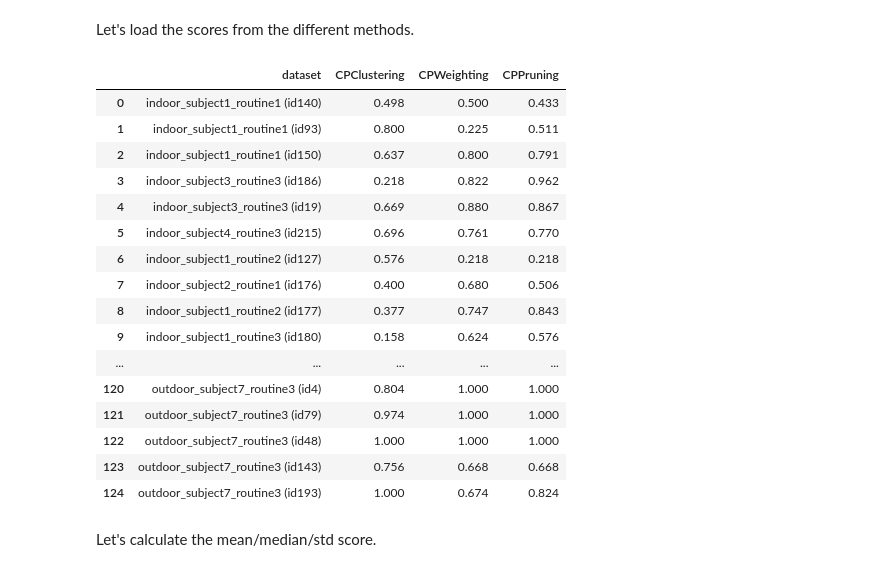
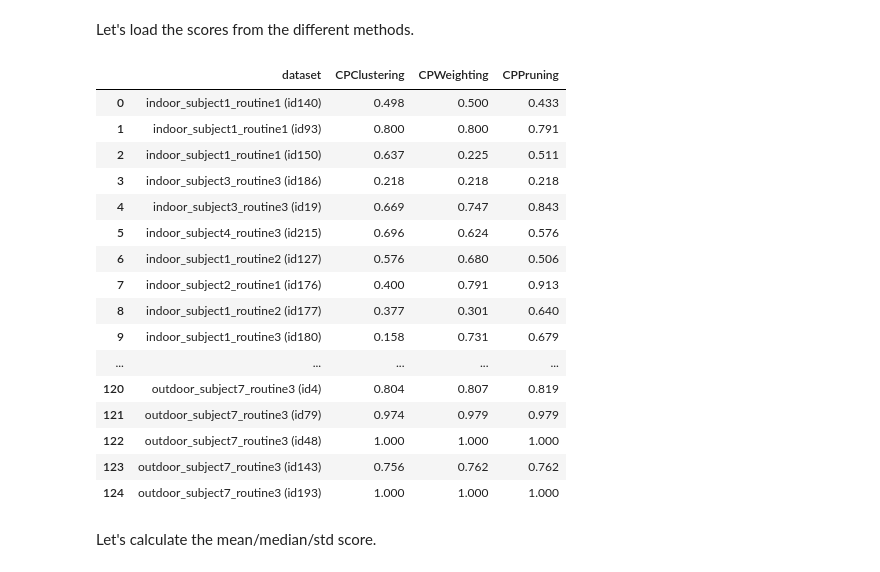
Before and after one commit to ermshaua/multivariate-clasp, a Jupyter notebook: notebooks/cp_selection.ipynb, the cells around one changed output. Drawn from its saved outputs; the diff is of its cells as text; code cells hidden in the pictures.

```diff
--- a/notebooks/cp_selection.ipynb
+++ b/notebooks/cp_selection.ipynb
@@ -35,48 +35,48 @@ Let's load the scores from the different methods.
 # %%
 competitors = ["CPClustering", "CPWeighting", "CPPruning"]
 datasets = ["HAS_train"] #
 
 methods, dfs = list(), list()
 
 for candidate_name in competitors:
     methods.append((candidate_name, f"{candidate_name}.csv.gz"))
 
 for idx, (name, file_name) in enumerate(methods):
     df = []
 
     for d in datasets:
         df.append(pd.read_csv(f"../experiments/ablation_study/{d}_{file_name}", usecols=["dataset", eval_score], compression="gzip"))
 
     df = pd.concat(df)
     df.sort_values(by="dataset", inplace=True)
     dfs.append((name, df))
 
 df_scores = pd.DataFrame()
 
 for name, df in dfs:
     df_scores["dataset"] = df.dataset
-    df_scores[name] = df[eval_score]
+    df_scores[name] = df[eval_score].to_numpy()
 
 df_scores.reset_index(drop=True, inplace=True)
 df_scores
 # %% [output]
 |  | dataset | CPClustering | CPWeighting | CPPruning |
 | 0 | indoor_subject1_routine1 (id140) | 0.498 | 0.500 | 0.433 |
-| 1 | indoor_subject1_routine1 (id93) | 0.800 | 0.225 | 0.511 |
-| 2 | indoor_subject1_routine1 (id150) | 0.637 | 0.800 | 0.791 |
-| 3 | indoor_subject3_routine3 (id186) | 0.218 | 0.822 | 0.962 |
-| 4 | indoor_subject3_routine3 (id19) | 0.669 | 0.880 | 0.867 |
-| 5 | indoor_subject4_routine3 (id215) | 0.696 | 0.761 | 0.770 |
-| 6 | indoor_subject1_routine2 (id127) | 0.576 | 0.218 | 0.218 |
-| 7 | indoor_subject2_routine1 (id176) | 0.400 | 0.680 | 0.506 |
-| 8 | indoor_subject1_routine2 (id177) | 0.377 | 0.747 | 0.843 |
-| 9 | indoor_subject1_routine3 (id180) | 0.158 | 0.624 | 0.576 |
+| 1 | indoor_subject1_routine1 (id93) | 0.800 | 0.800 | 0.791 |
+| 2 | indoor_subject1_routine1 (id150) | 0.637 | 0.225 | 0.511 |
+| 3 | indoor_subject3_routine3 (id186) | 0.218 | 0.218 | 0.218 |
+| 4 | indoor_subject3_routine3 (id19) | 0.669 | 0.747 | 0.843 |
+| 5 | indoor_subject4_routine3 (id215) | 0.696 | 0.624 | 0.576 |
+| 6 | indoor_subject1_routine2 (id127) | 0.576 | 0.680 | 0.506 |
+| 7 | indoor_subject2_routine1 (id176) | 0.400 | 0.791 | 0.913 |
+| 8 | indoor_subject1_routine2 (id177) | 0.377 | 0.301 | 0.640 |
+| 9 | indoor_subject1_routine3 (id180) | 0.158 | 0.731 | 0.679 |
 | ... | ... | ... | ... | ... |
-| 120 | outdoor_subject7_routine3 (id4) | 0.804 | 1.000 | 1.000 |
-| 121 | outdoor_subject7_routine3 (id79) | 0.974 | 1.000 | 1.000 |
+| 120 | outdoor_subject7_routine3 (id4) | 0.804 | 0.807 | 0.819 |
+| 121 | outdoor_subject7_routine3 (id79) | 0.974 | 0.979 | 0.979 |
 | 122 | outdoor_subject7_routine3 (id48) | 1.000 | 1.000 | 1.000 |
-| 123 | outdoor_subject7_routine3 (id143) | 0.756 | 0.668 | 0.668 |
-| 124 | outdoor_subject7_routine3 (id193) | 1.000 | 0.674 | 0.824 |
+| 123 | outdoor_subject7_routine3 (id143) | 0.756 | 0.762 | 0.762 |
+| 124 | outdoor_subject7_routine3 (id193) | 1.000 | 1.000 | 1.000 |
 # %% [markdown]
 Let's calculate the mean/median/std score.
 # %%
```
Also changed, not shown: parts of 3 cells of this notebook, 19 other files.
